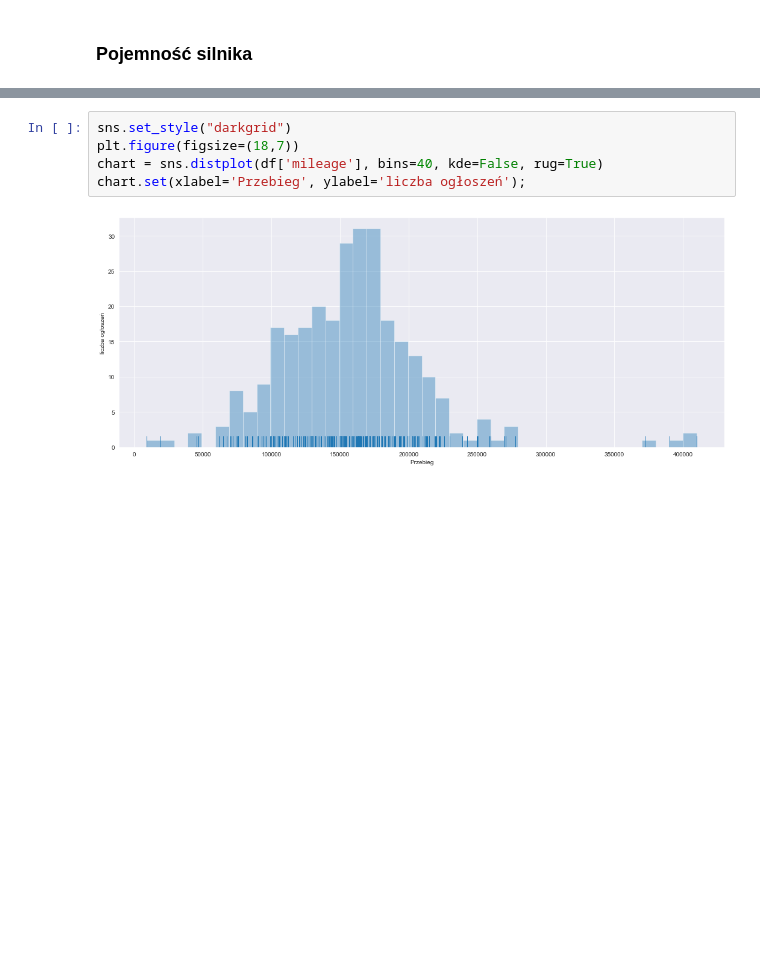
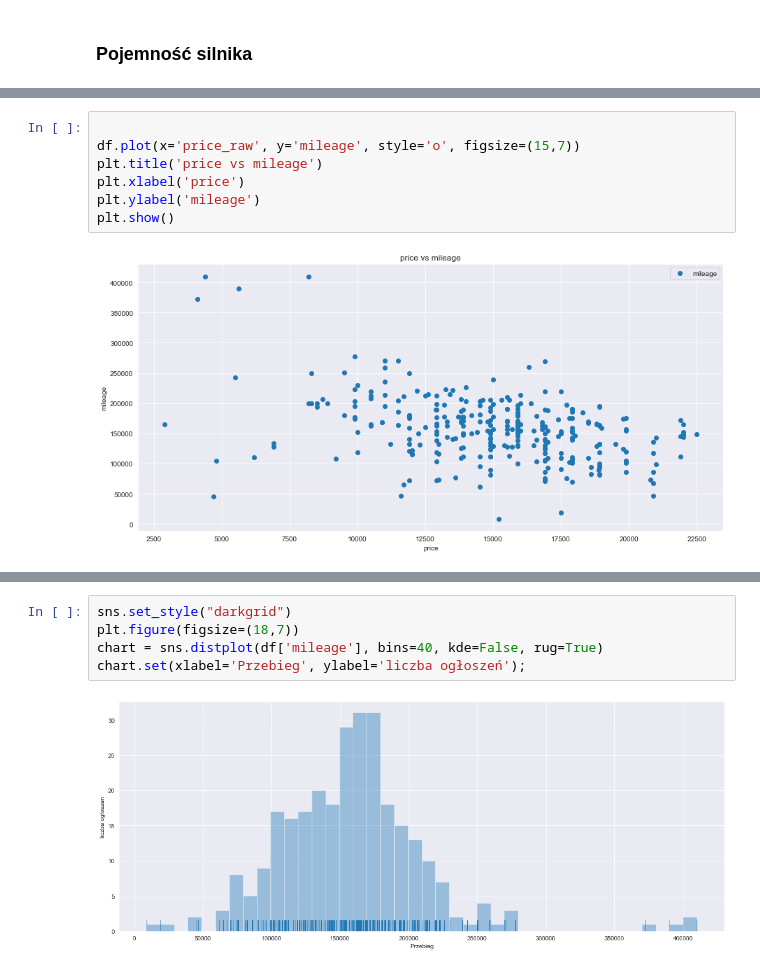
Before and after one commit to mgurg/py_otomoto, a Jupyter notebook: py_otomoto.ipynb, the cells around one changed output, grey strips where cells are left out. Drawn from its saved outputs; the diff is of its cells as text; blank space fills up the shorter version.

```diff
--- a/py_otomoto.ipynb
+++ b/py_otomoto.ipynb
@@ -270,0 +249,9 @@ chart.set(xlabel='Cena', ylabel='liczba ogłoszeń');
+# %%
+
+df.plot(x='price_raw', y='mileage', style='o', figsize=(15,7))
+plt.title('price vs mileage')
+plt.xlabel('price')
+plt.ylabel('mileage')
+plt.show()
+# %% [output]
+[figure, added]
```
Also changed, not shown: parts of 20 cells of this notebook, 9 other files.
